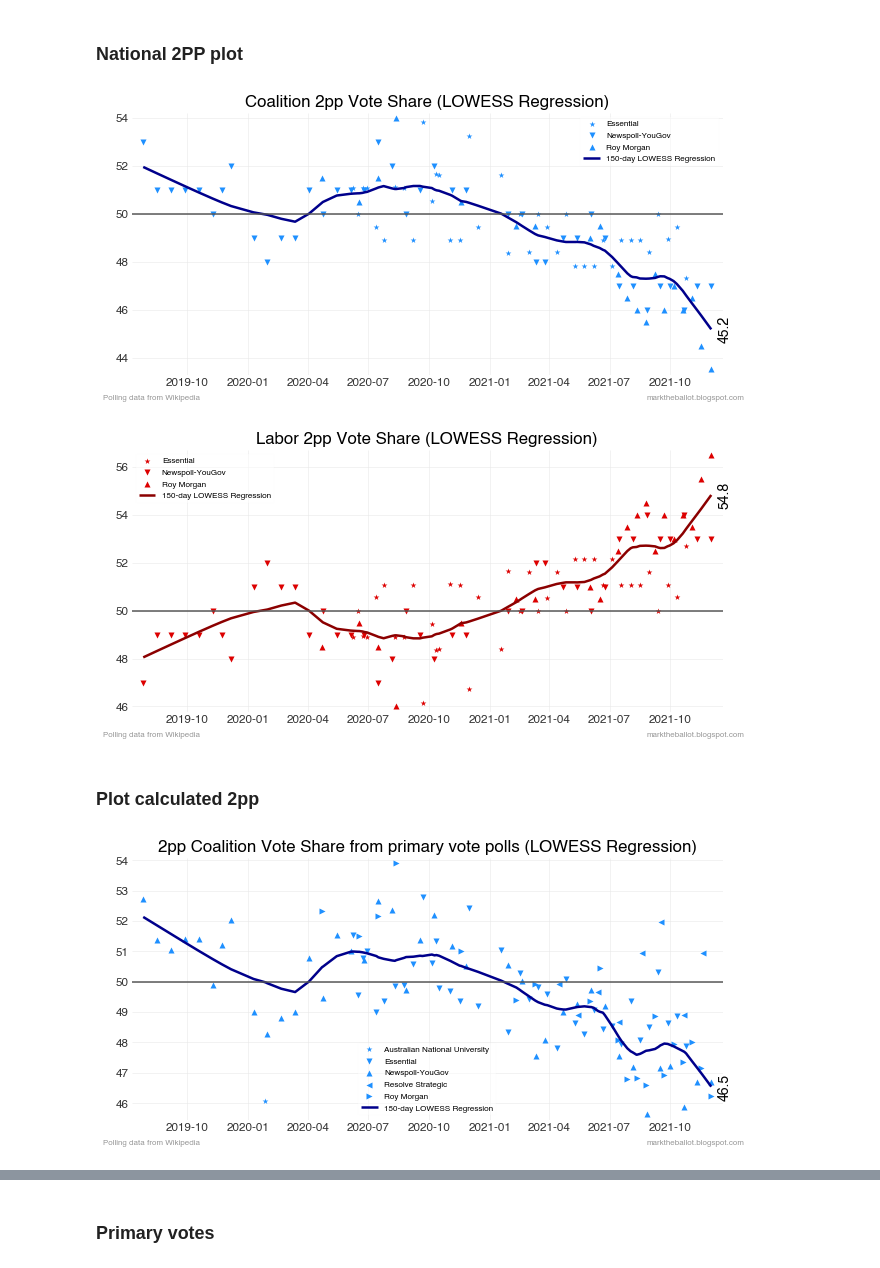
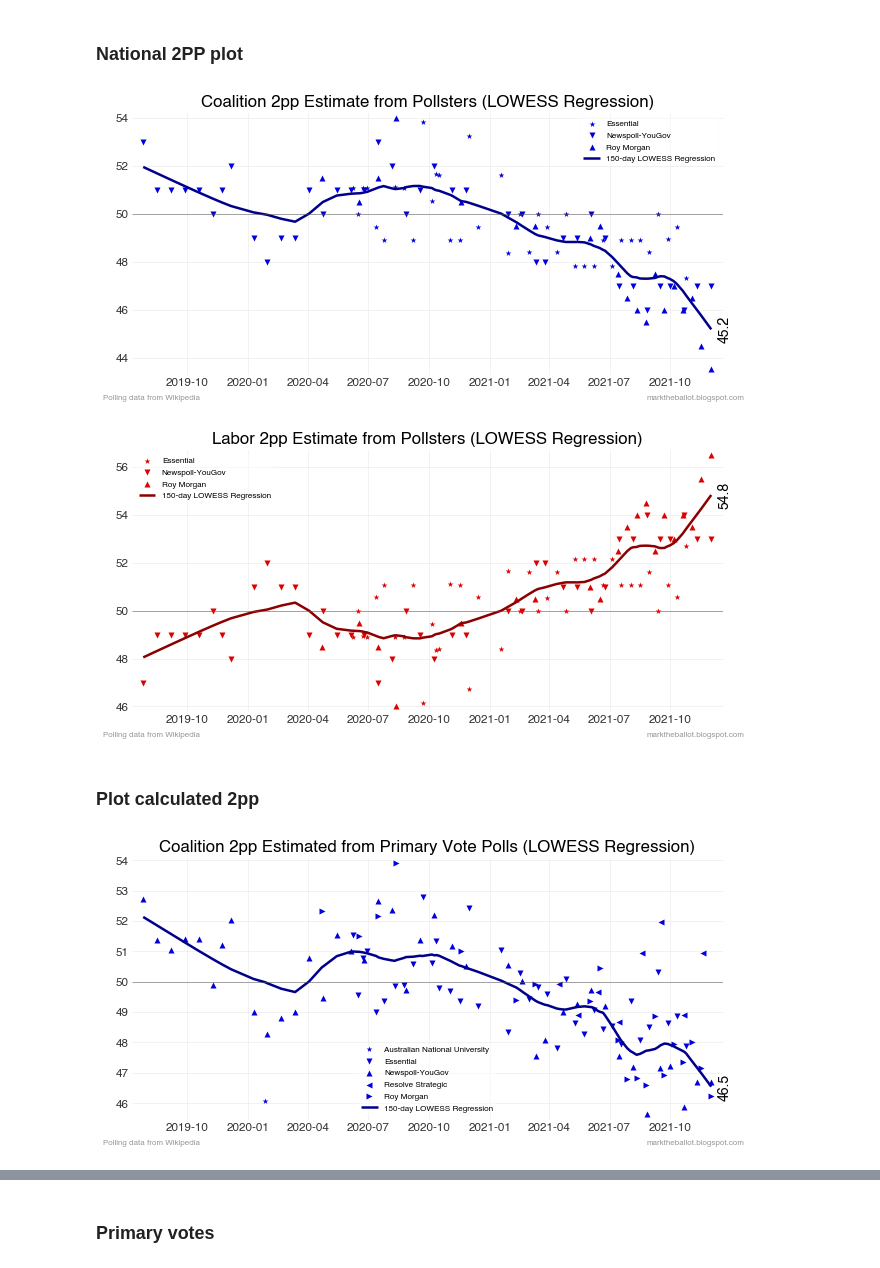
Before and after one commit to bpalmer4/Australian-Federal-Election-2022, a Jupyter notebook: notebooks/capture wiki 2022 polling data and emit LOWESS charts.ipynb, the cells around one changed output, grey strips where cells are left out. Cells and saved outputs as stored; diff of their text form; code cells hidden in the pictures.

```diff
--- a/notebooks/capture wiki 2022 polling data and emit LOWESS charts.ipynb
+++ b/notebooks/capture wiki 2022 polling data and emit LOWESS charts.ipynb
@@ -315,0 +320,4 @@ pv.tail()
+# %%
+# constants ...
+HALF_LIFE_DAYS = 30 # around one month
+HALF_LIFE = pd.Timedelta(days=HALF_LIFE_DAYS)
@@ -353,35 +441,40 @@ def plot_points_lowess(df, column, p_color, l_color, title):
 
     ylims = ax.get_ylim()
     if ylims[0] < 50 < ylims[1]:
-        ax.axhline(50, c="#555555", lw=1.5)
+        ax.axhline(50, c="#555555", lw=0.5)
     ax.legend(loc='best')
     common.plot_finalise(ax, title=title, **s_args)
 
     return lowess
 # %%
-lowess = plot_points_lowess(tpp,
-                            '2pp vote L/NP',
-                            'dodgerblue',
-                            'darkblue',
-                            f'Coalition 2pp Vote Share ({MODEL_NAME})')
+title_stem = '2pp Estimate from Pollsters'
+lowess = plot_points_lowess(df=tpp,
+                            column='2pp vote L/NP',
+                            p_color=P_COLOR_COALITION,
+                            l_color=COLOR_COALITION,
+                            title=f'Coalition {title_stem} ({MODEL_NAME})')
 
-plot_points_lowess(tpp,
-                   '2pp vote ALP',
-                   '#dd0000',
-                   'darkred',
-                   f'Labor 2pp Vote Share ({MODEL_NAME})')
+plot_points_lowess(df=tpp,
+                   column='2pp vote ALP',
+                   p_color=P_COLOR_LABOR,
+                   l_color=COLOR_LABOR,
+                   title=f'Labor {title_stem} ({MODEL_NAME})')
 
 tpp['2pp Vote L/NP LOWESS'] = lowess.values
 # %% [output]
-[figure, old version]
+[figure, new version]
-[figure, old version]
+[figure, new version]
 # %% [markdown]
 ### Plot calculated 2pp
 # %%
 calculated = pv[['Brand', 'Mean Date', 'Calculated 2pp L/NP']]
-title = f'2pp Coalition Vote Share from primary vote polls ({MODEL_NAME})'
-_ = plot_points_lowess(calculated, 'Calculated 2pp L/NP', 'dodgerblue', 'darkblue', title)
+calc_title_stem = '2pp Estimated from Primary Vote Polls'
+_ = plot_points_lowess(df=calculated,
+                       column='Calculated 2pp L/NP',
+                       p_color=P_COLOR_COALITION,
+                       l_color=COLOR_COALITION,
+                       title=f'Coalition {calc_title_stem} ({MODEL_NAME})')
 # %% [output]
-[figure, old version]
+[figure, new version]
 # %%
 calculated = pv[['Brand', 'Mean Date', 'Calculated 2pp ALP']]
```
Also changed, not shown: parts of 10 cells of this notebook.
